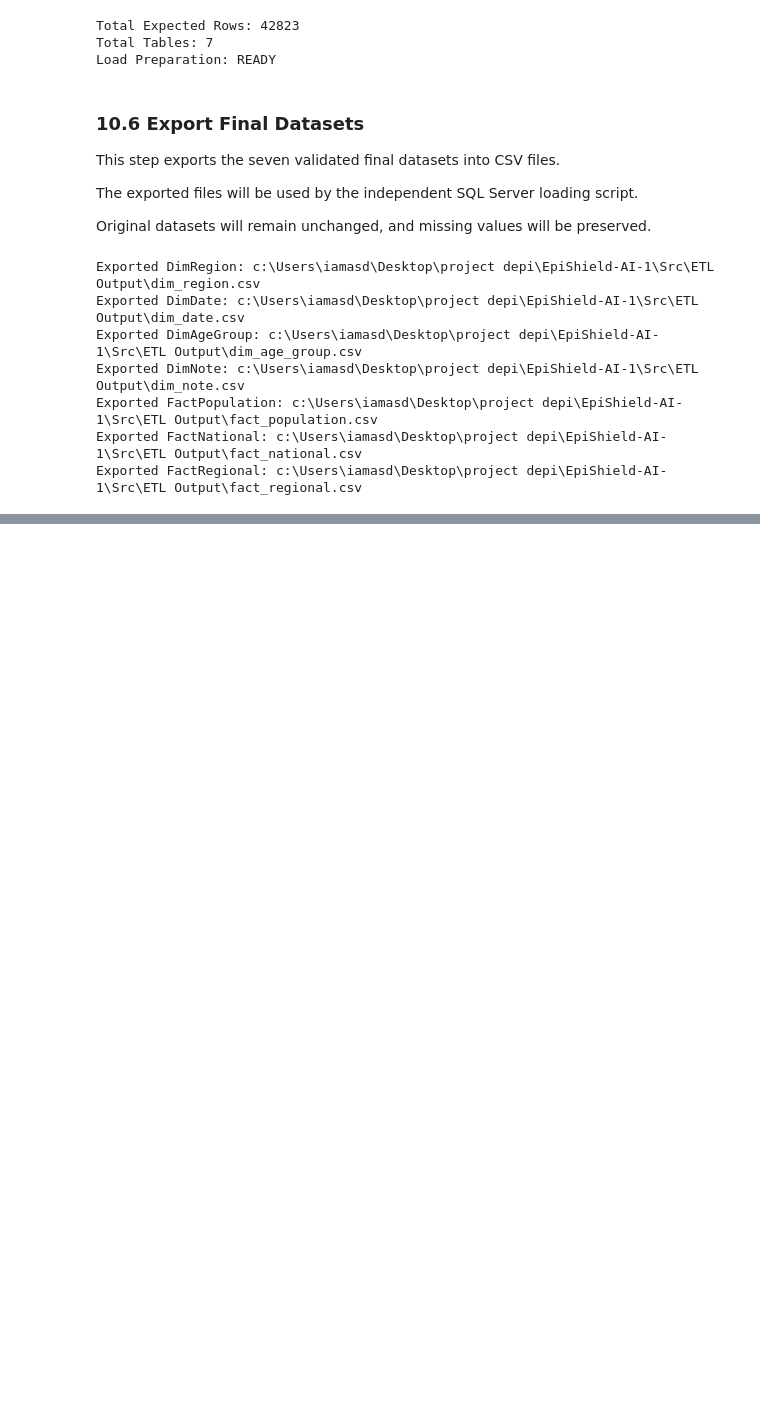
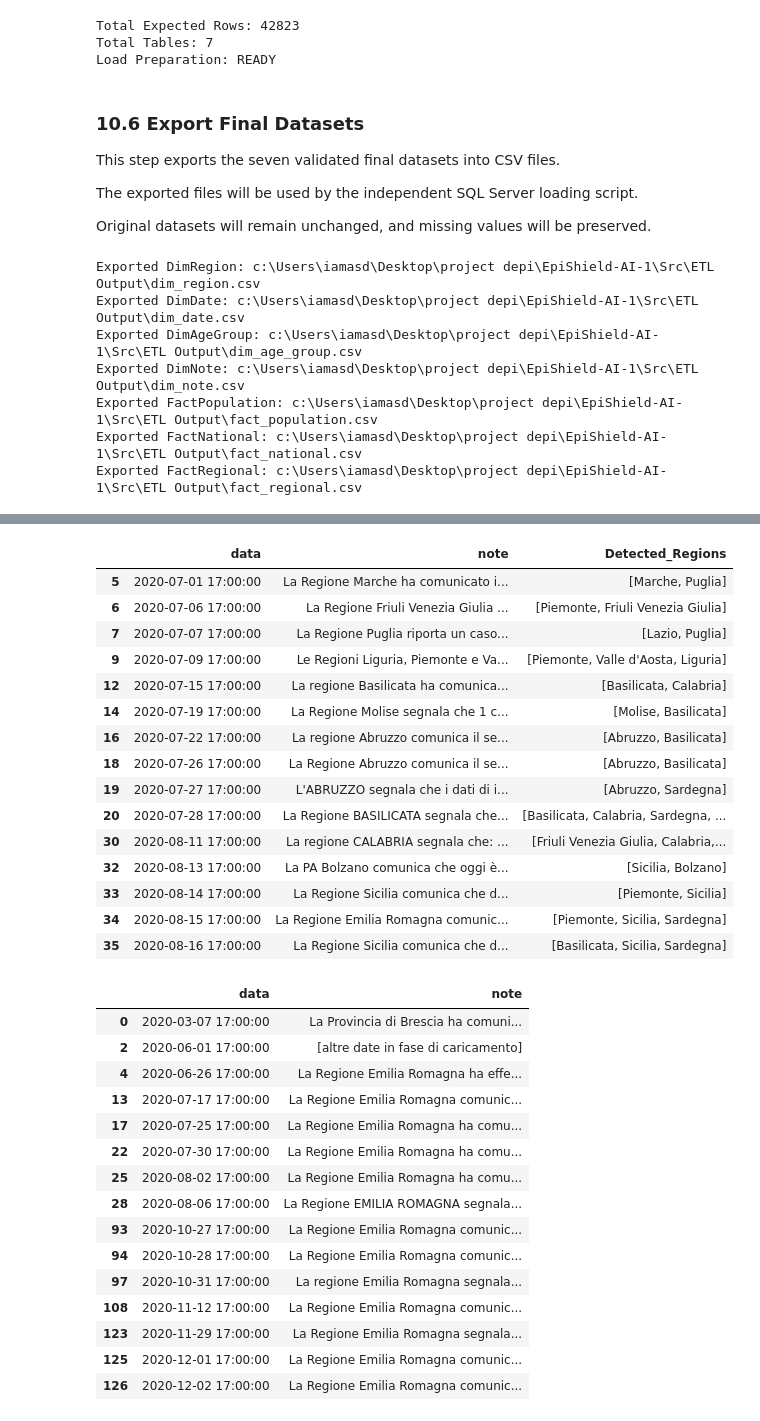
Before and after one commit to rawanmohammed277/EpiShield-AI, a Jupyter notebook: Src/Data Engineering/etl.ipynb, the cells around one changed output, grey strips where cells are left out. Cells and saved outputs as stored; diff of their text form; code cells hidden in the pictures; blank space fills up the shorter version.

```diff
--- a/Src/Data Engineering/etl.ipynb
+++ b/Src/Data Engineering/etl.ipynb
@@ -3875,0 +5001,59 @@ Exported FactRegional: c:\Users\iamasd\Desktop\project depi\EpiShield-AI-1\Src\E
+# %%
+# Inspect notes with multiple detected regions
+
+multiple_region_notes = notes_reference_check[
+    notes_reference_check["Detected_Region_Count"] > 1
+]
+
+display(
+    multiple_region_notes[
+        ["data", "note", "Detected_Regions"]
+    ].head(15)
+)
+
+# Inspect non-empty notes without detected regions
+
+unmatched_notes = notes_reference_check[
+    (notes_reference_check["Detected_Region_Count"] == 0)
+    & (notes_reference_check["note"].notna())
+    & (notes_reference_check["note"].str.strip() != "")
+]
+
+display(
+    unmatched_notes[
+        ["data", "note"]
+    ].head(15)
+)
+# %% [output]
+|  | data | note | Detected_Regions |
+| 5 | 2020-07-01 17:00:00 | La Regione Marche ha comunicato i... | [Marche, Puglia] |
+| 6 | 2020-07-06 17:00:00 | La Regione Friuli Venezia Giulia ... | [Piemonte, Friuli Venezia Giulia] |
+| 7 | 2020-07-07 17:00:00 | La Regione Puglia riporta un caso... | [Lazio, Puglia] |
+| 9 | 2020-07-09 17:00:00 | Le Regioni Liguria, Piemonte e Va... | [Piemonte, Valle d'Aosta, Liguria] |
+| 12 | 2020-07-15 17:00:00 | La regione Basilicata ha comunica... | [Basilicata, Calabria] |
+| 14 | 2020-07-19 17:00:00 | La Regione Molise segnala che 1 c... | [Molise, Basilicata] |
+| 16 | 2020-07-22 17:00:00 | La regione Abruzzo comunica il se... | [Abruzzo, Basilicata] |
+| 18 | 2020-07-26 17:00:00 | La Regione Abruzzo comunica il se... | [Abruzzo, Basilicata] |
+| 19 | 2020-07-27 17:00:00 | L'ABRUZZO segnala che i dati di i... | [Abruzzo, Sardegna] |
+| 20 | 2020-07-28 17:00:00 | La Regione BASILICATA segnala che... | [Basilicata, Calabria, Sardegna, ... |
+| 30 | 2020-08-11 17:00:00 | La regione CALABRIA segnala che: ... | [Friuli Venezia Giulia, Calabria,... |
+| 32 | 2020-08-13 17:00:00 | La PA Bolzano comunica che oggi è... | [Sicilia, Bolzano] |
+| 33 | 2020-08-14 17:00:00 | La Regione Sicilia comunica che d... | [Piemonte, Sicilia] |
+| 34 | 2020-08-15 17:00:00 | La Regione Emilia Romagna comunic... | [Piemonte, Sicilia, Sardegna] |
+| 35 | 2020-08-16 17:00:00 | La Regione Sicilia comunica che d... | [Basilicata, Sicilia, Sardegna] |
+|  | data | note |
+| 0 | 2020-03-07 17:00:00 | La Provincia di Brescia ha comuni... |
+| 2 | 2020-06-01 17:00:00 | [altre date in fase di caricamento] |
+| 4 | 2020-06-26 17:00:00 | La Regione Emilia Romagna ha effe... |
+| 13 | 2020-07-17 17:00:00 | La Regione Emilia Romagna comunic... |
+| 17 | 2020-07-25 17:00:00 | La Regione Emilia Romagna ha comu... |
+| 22 | 2020-07-30 17:00:00 | La Regione Emilia Romagna ha comu... |
+| 25 | 2020-08-02 17:00:00 | La Regione Emilia Romagna ha comu... |
+| 28 | 2020-08-06 17:00:00 | La Regione EMILIA ROMAGNA segnala... |
+| 93 | 2020-10-27 17:00:00 | La Regione Emilia Romagna comunic... |
+| 94 | 2020-10-28 17:00:00 | La Regione Emilia Romagna comunic... |
+| 97 | 2020-10-31 17:00:00 | La regione Emilia Romagna segnala... |
+| 108 | 2020-11-12 17:00:00 | La Regione Emilia Romagna comunic... |
+| 123 | 2020-11-29 17:00:00 | La Regione Emilia Romagna segnala... |
+| 125 | 2020-12-01 17:00:00 | La Regione Emilia Romagna comunic... |
+| 126 | 2020-12-02 17:00:00 | La Regione Emilia Romagna comunic... |
```
Also changed, not shown: parts of 55 cells of this notebook, 8 other files.
